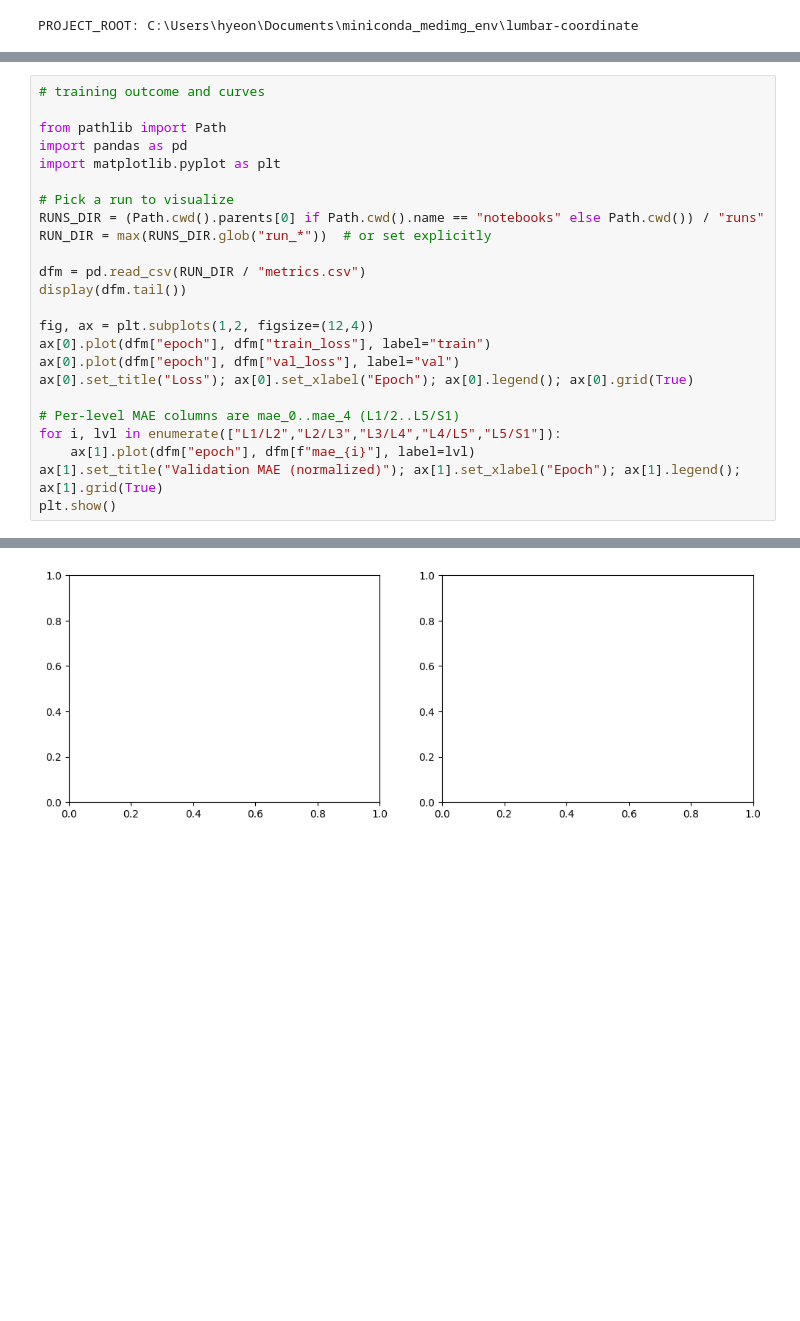
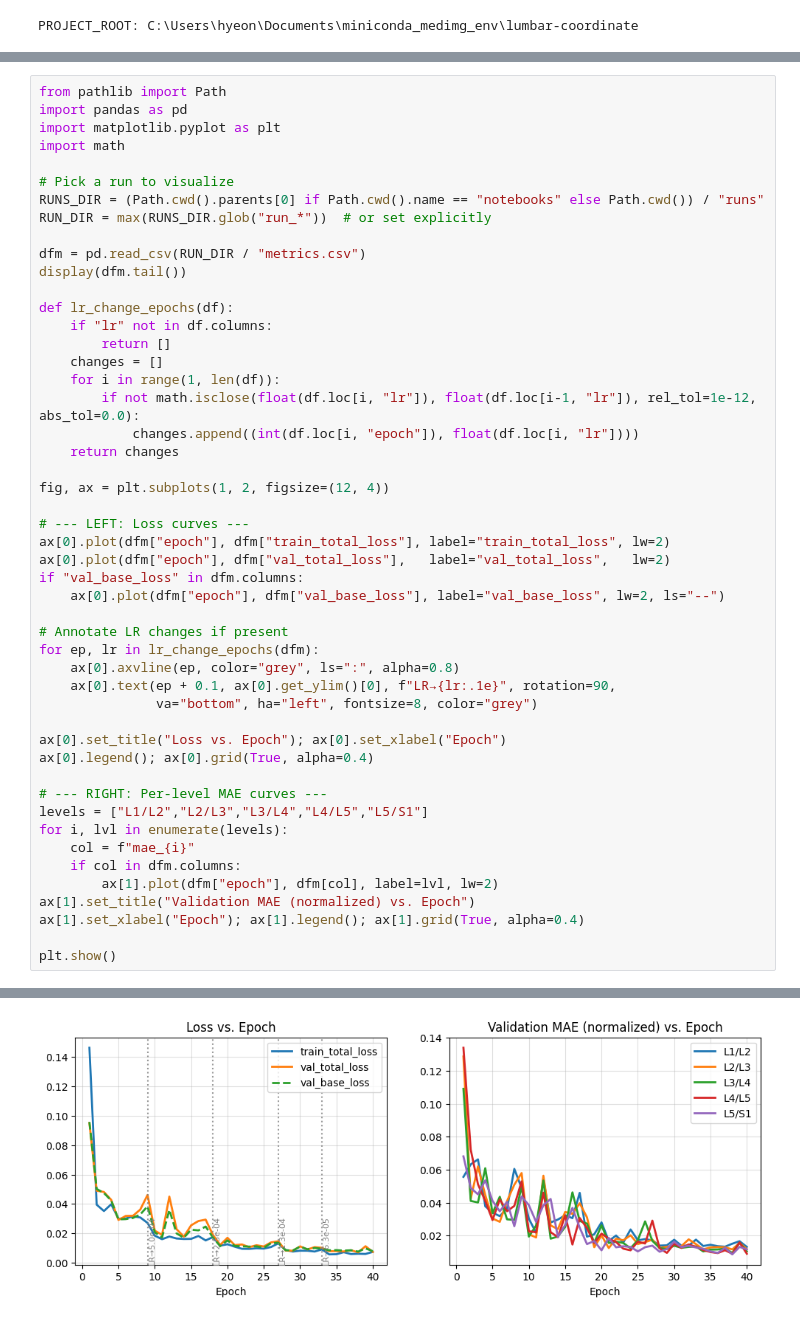
Before and after one commit to hyeonyu-IR/lumbar-coordinate, a Jupyter notebook: notebooks/02_train.ipynb, the cells around one changed output, grey strips where cells are left out. Drawn from its saved outputs; the diff is of its cells as text; blank space fills up the shorter version.

Commit message:
Fix the code cell in 02_train.ipynb for train curves

```diff
--- a/notebooks/02_train.ipynb
+++ b/notebooks/02_train.ipynb
@@ -93,11 +93,10 @@ Epoch 40 | train 0.0073 | val_total 0.0074 | val_base 0.0079 | ord 0.0000 | lr 6
 Best checkpoint: C:\Users\hyeon\Documents\miniconda_medimg_env\lumbar-coordinate\runs\run_20260202_1546\checkpoints\best.pt
 Metrics logged to: C:\Users\hyeon\Documents\miniconda_medimg_env\lumbar-coordinate\runs\run_20260202_1546\metrics.csv
 # %%
-# training outcome and curves
-
 from pathlib import Path
 import pandas as pd
 import matplotlib.pyplot as plt
+import math
 
 # Pick a run to visualize
 RUNS_DIR = (Path.cwd().parents[0] if Path.cwd().name == "notebooks" else Path.cwd()) / "runs"
@@ -106,15 +105,41 @@ RUN_DIR = max(RUNS_DIR.glob("run_*"))  # or set explicitly
 dfm = pd.read_csv(RUN_DIR / "metrics.csv")
 display(dfm.tail())
 
-fig, ax = plt.subplots(1,2, figsize=(12,4))
-ax[0].plot(dfm["epoch"], dfm["train_loss"], label="train")
-ax[0].plot(dfm["epoch"], dfm["val_loss"], label="val")
-ax[0].set_title("Loss"); ax[0].set_xlabel("Epoch"); ax[0].legend(); ax[0].grid(True)
+def lr_change_epochs(df):
+    if "lr" not in df.columns:
+        return []
+    changes = []
+    for i in range(1, len(df)):
+        if not math.isclose(float(df.loc[i, "lr"]), float(df.loc[i-1, "lr"]), rel_tol=1e-12, abs_tol=0.0):
+            changes.append((int(df.loc[i, "epoch"]), float(df.loc[i, "lr"])))
+    return changes
 
-# Per-level MAE columns are mae_0..mae_4 (L1/2..L5/S1)
-for i, lvl in enumerate(["L1/L2","L2/L3","L3/L4","L4/L5","L5/S1"]):
-    ax[1].plot(dfm["epoch"], dfm[f"mae_{i}"], label=lvl)
-ax[1].set_title("Validation MAE (normalized)"); ax[1].set_xlabel("Epoch"); ax[1].legend(); ax[1].grid(True)
+fig, ax = plt.subplots(1, 2, figsize=(12, 4))
+
+# --- LEFT: Loss curves ---
+ax[0].plot(dfm["epoch"], dfm["train_total_loss"], label="train_total_loss", lw=2)
+ax[0].plot(dfm["epoch"], dfm["val_total_loss"],   label="val_total_loss",   lw=2)
+if "val_base_loss" in dfm.columns:
+    ax[0].plot(dfm["epoch"], dfm["val_base_loss"], label="val_base_loss", lw=2, ls="--")
+
+# Annotate LR changes if present
+for ep, lr in lr_change_epochs(dfm):
+    ax[0].axvline(ep, color="grey", ls=":", alpha=0.8)
+    ax[0].text(ep + 0.1, ax[0].get_ylim()[0], f"LR→{lr:.1e}", rotation=90,
+               va="bottom", ha="left", fontsize=8, color="grey")
+
+ax[0].set_title("Loss vs. Epoch"); ax[0].set_xlabel("Epoch")
+ax[0].legend(); ax[0].grid(True, alpha=0.4)
+
+# --- RIGHT: Per-level MAE curves ---
+levels = ["L1/L2","L2/L3","L3/L4","L4/L5","L5/S1"]
+for i, lvl in enumerate(levels):
+    col = f"mae_{i}"
+    if col in dfm.columns:
+        ax[1].plot(dfm["epoch"], dfm[col], label=lvl, lw=2)
+ax[1].set_title("Validation MAE (normalized) vs. Epoch")
+ax[1].set_xlabel("Epoch"); ax[1].legend(); ax[1].grid(True, alpha=0.4)
+
 plt.show()
 # %% [output]
 |  | epoch | train_total_loss | val_total_loss | val_base_loss | val_order_penalty | lr | mae_0 | ... |
@@ -127 +151 @@ KeyError: 'train_loss'
-[figure, old version]
+[figure, new version]
```
Also changed, not shown: parts of 1 cell of this notebook.
